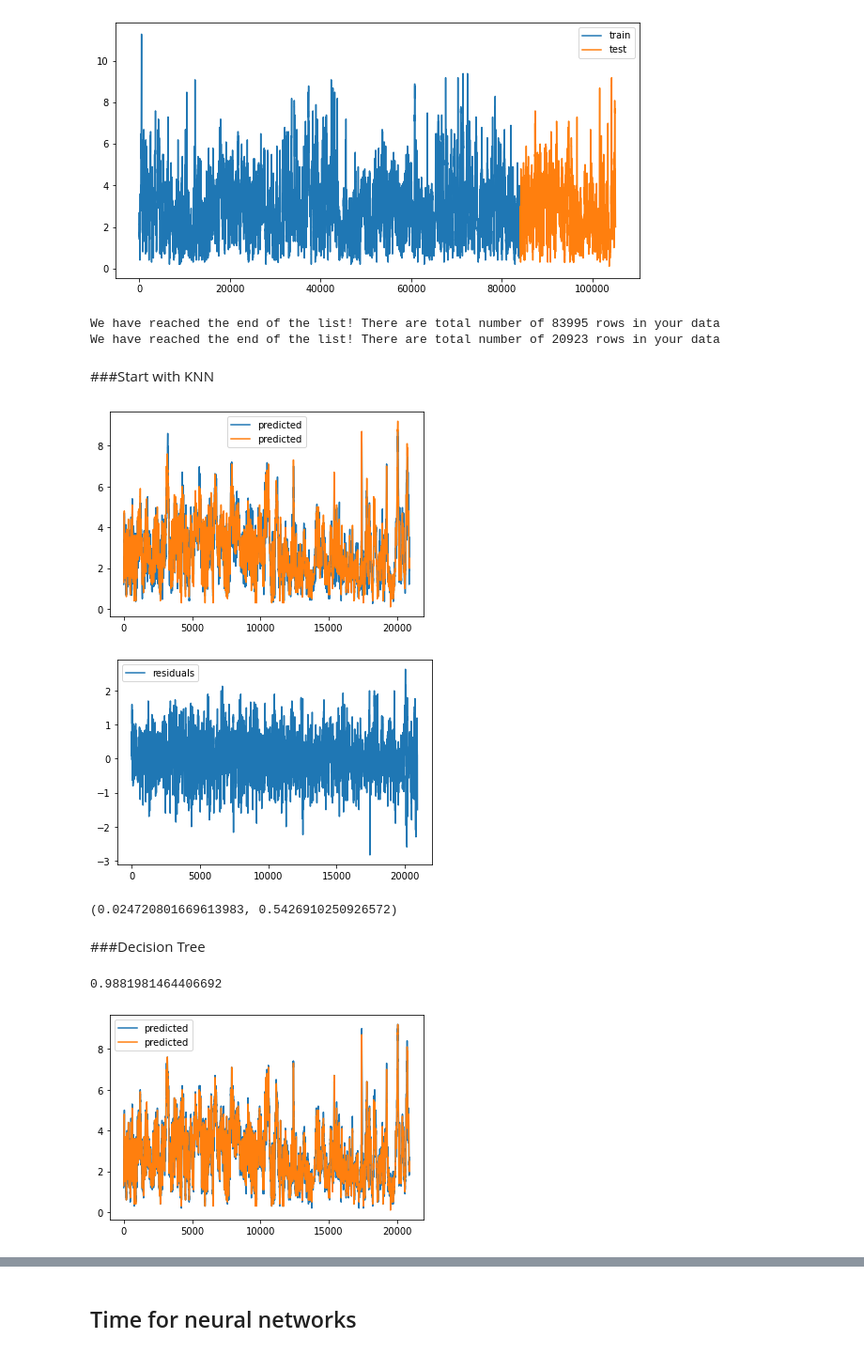
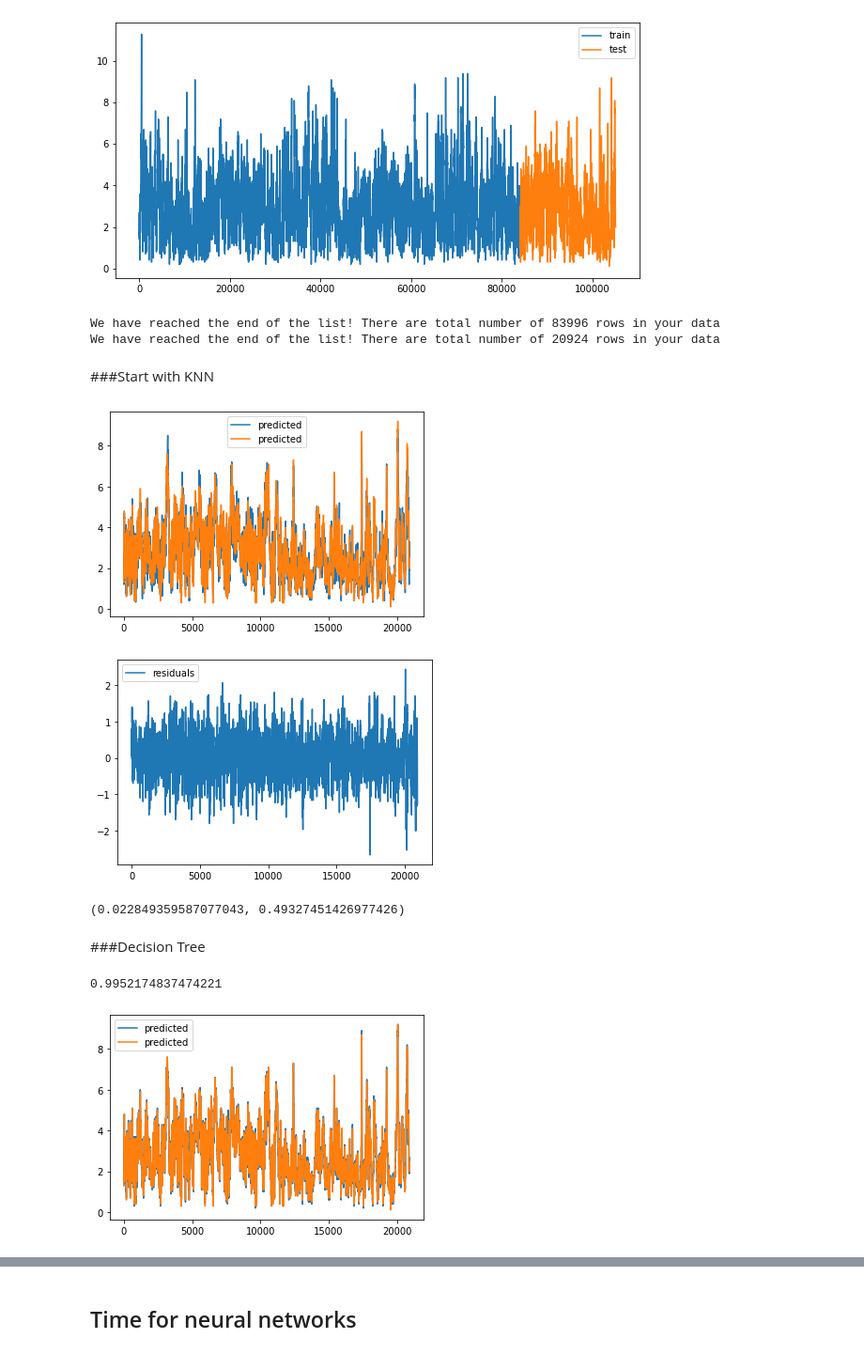
Before and after one commit to y-akbal/Tedu_Time_Series, a Jupyter notebook: W8/W8P2.ipynb, the cells around one changed output, grey strips where cells are left out. Shown at 94% size. Saved outputs shown, nothing was run; the diff lists cells and outputs as text; code cells hidden in the pictures.

```diff
--- a/W8/W8P2.ipynb
+++ b/W8/W8P2.ipynb
@@ -177,7 +175,7 @@ def sliding_window(data:list, window_size:int = 100):
   i = 0
   while True:
     try:
-      y.append(data[i+1+window_size])
+      y.append(data[i+window_size])
       X.append(data[i:i+window_size])
       i += 1
     except Exception:
@@ -187,8 +185,8 @@ def sliding_window(data:list, window_size:int = 100):
 # %%
 (X_train, y_train), (X_test, y_test) = sliding_window(data_train), sliding_window(data_test)
 # %% [output]
-We have reached the end of the list! There are total number of 83995 rows in your data
-We have reached the end of the list! There are total number of 20923 rows in your data
+We have reached the end of the list! There are total number of 83996 rows in your data
+We have reached the end of the list! There are total number of 20924 rows in your data
 # %% [markdown]
 ###Start with KNN
 # %%
@@ -199,21 +197,21 @@ knn.score(X_test, y_test)   #### this give R2 score, no need to import slearn r2
 y_pred = knn.predict(X_test)
 # %%
 plt.plot(y_pred, label = "predicted")
-plt.plot(y_test, label = "predicted")
+plt.plot(y_test, label = "test")
 plt.legend()
 plt.show()
 # %% [output]
-[figure, old version]
+[figure, new version]
 # %%
 plt.plot(y_test - y_pred, label = "residuals")
 plt.legend()
 plt.show()
 # %% [output]
-[figure, old version]
+[figure, new version]
 # %%
 np.mean(y_test - y_pred), np.std(y_test - y_pred, ddof = 1)
 # %% [output]
-(0.024720801669613983, 0.5426910250926572)
+(0.022849359587077043, 0.49327451426977426)
 # %% [markdown]
 ###Decision Tree
 # %%
@@ -224,14 +222,14 @@ score = dt.score(X_test, y_test)
 print(score)   #### this give R2 score, no need to import slearn r2score.
 y_pred = dt.predict(X_test)
 # %% [output]
-0.9881981464406692
+0.9952174837474221
 # %%
 plt.plot(y_pred, label = "predicted")
-plt.plot(y_test, label = "predicted")
+plt.plot(y_test, label = "test")
 plt.legend()
 plt.show()
 # %% [output]
-[figure, old version]
+[figure, new version]
 # %%
 plt.plot(y_test - y_pred, label = "residuals")
 plt.legend()
```
Also changed, not shown: parts of 14 cells of this notebook.
